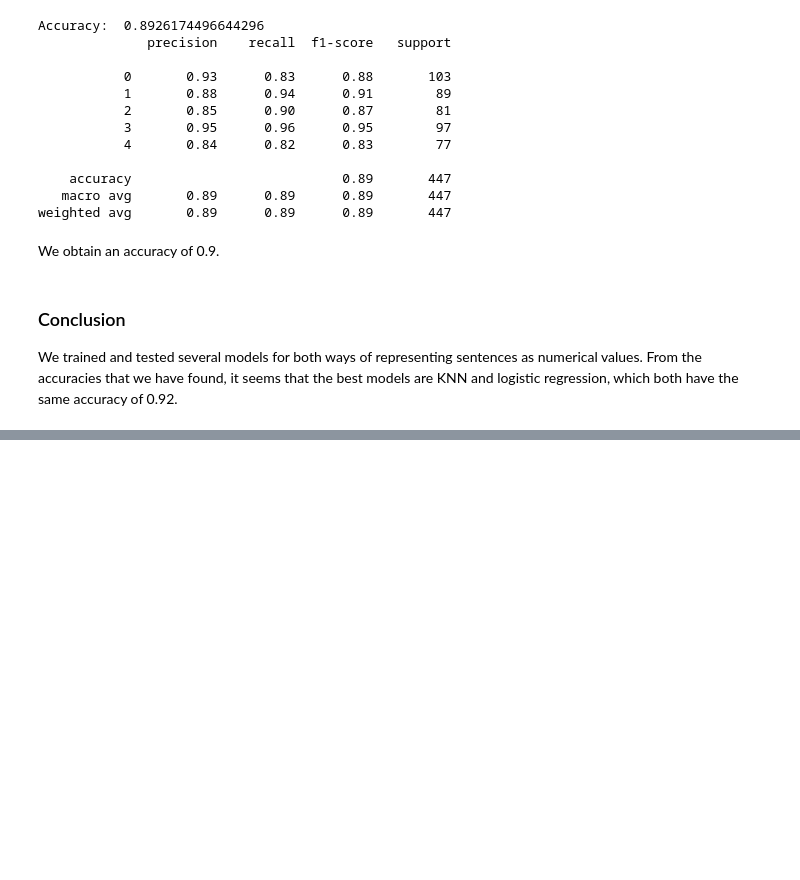
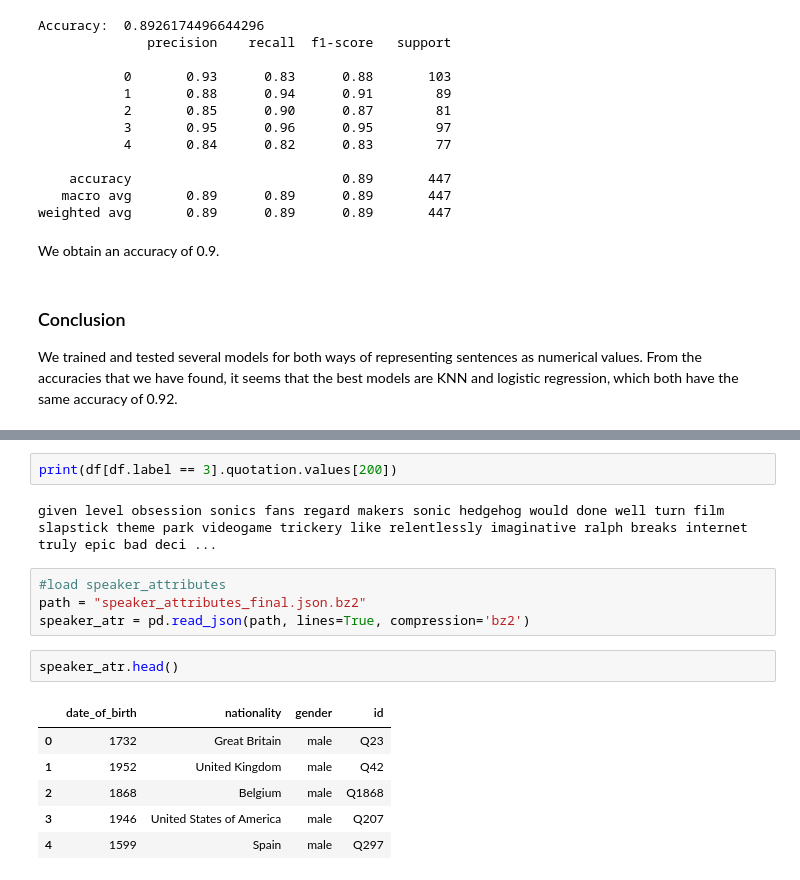
Before and after one commit to epfl-ada/ada-2021-project-adamandeve, a Jupyter notebook: model_training.ipynb, the cells around one changed output, grey strips where cells are left out. Saved outputs shown, nothing was run; the diff lists cells and outputs as text; blank space fills up the shorter version.

```diff
--- a/model_training.ipynb
+++ b/model_training.ipynb
@@ -610,0 +720,17 @@ From the accuracies that we have found, it seems that the best models are KNN an
+# %%
+print(df[df.label == 3].quotation.values[200])
+# %% [output]
+given level obsession sonics fans regard makers sonic hedgehog would done well turn film slapstick theme park videogame trickery like relentlessly imaginative ralph breaks internet truly epic bad deci ...
+# %%
+#load speaker_attributes
+path = "speaker_attributes_final.json.bz2"
+speaker_atr = pd.read_json(path, lines=True, compression='bz2')
+# %%
+speaker_atr.head()
+# %% [output]
+|  | date_of_birth | nationality | gender | id |
+| 0 | 1732 | Great Britain | male | Q23 |
+| 1 | 1952 | United Kingdom | male | Q42 |
+| 2 | 1868 | Belgium | male | Q1868 |
+| 3 | 1946 | United States of America | male | Q207 |
+| 4 | 1599 | Spain | male | Q297 |
```
Also changed, not shown: parts of 15 cells of this notebook.
